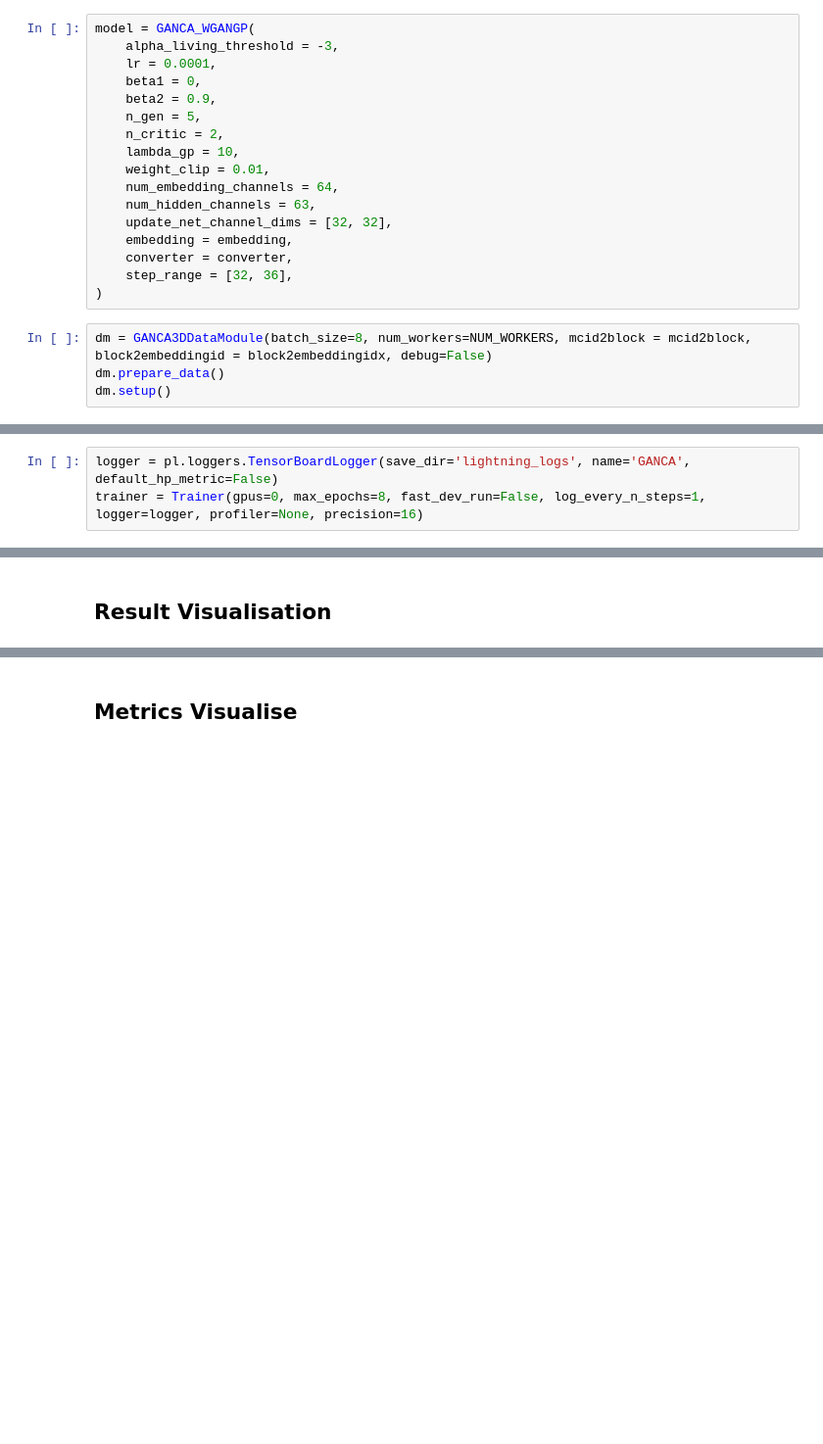
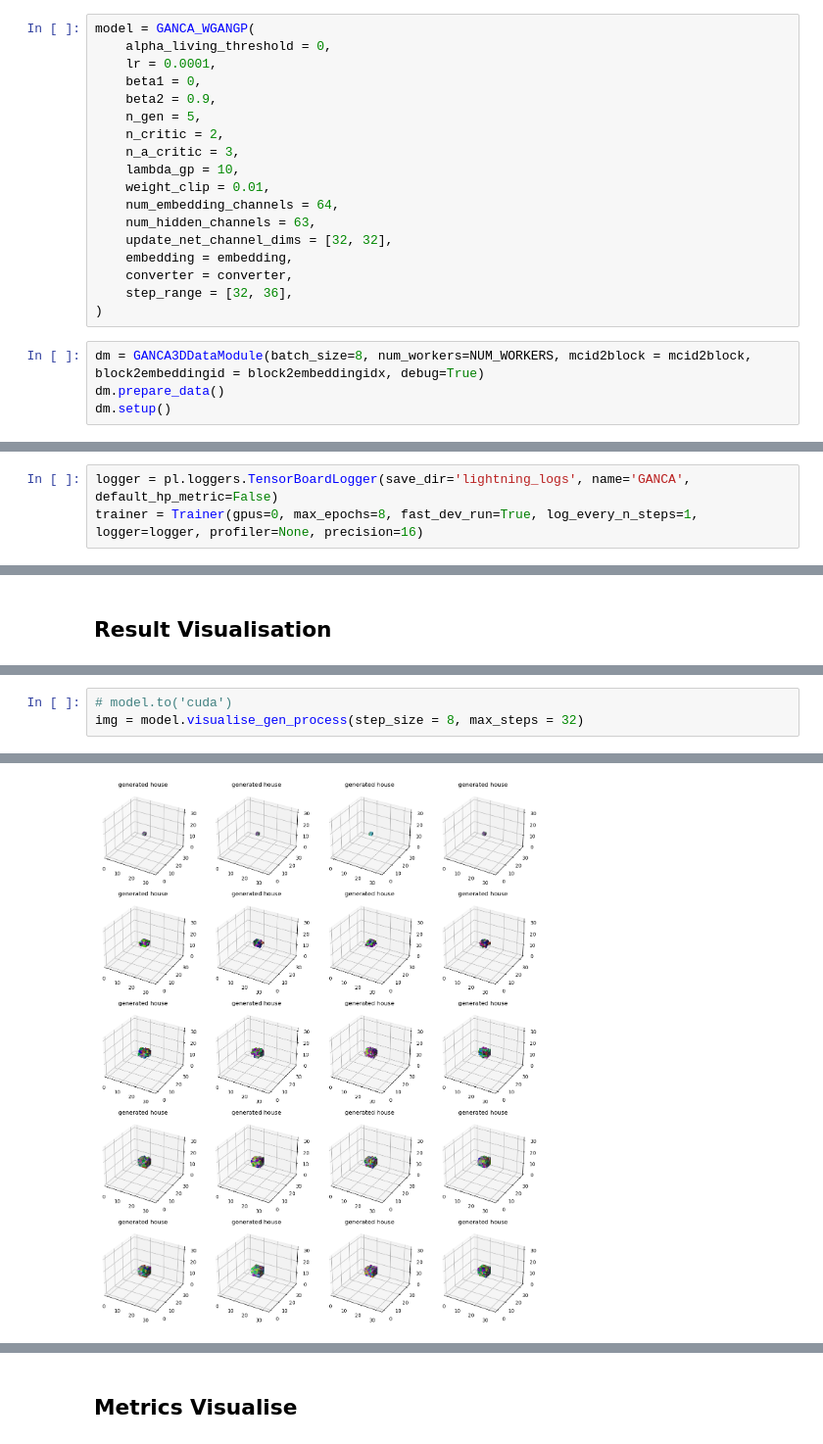
Before and after one commit to chaosarium/3D-GANCA, a Jupyter notebook: GANCA train.ipynb, the cells around one changed output, grey strips where cells are left out. Shown at 98% size. Saved outputs shown, nothing was run; the diff lists cells and outputs as text; blank space fills up the shorter version.

Commit message:
visualize alpha and add alpha discriminator

```diff
--- a/GANCA train.ipynb
+++ b/GANCA train.ipynb
@@ -283,11 +318,12 @@ class GANCA_WGANGP(pl.LightningModule):
 # %%
 model = GANCA_WGANGP(
-    alpha_living_threshold = -3,
+    alpha_living_threshold = 0,
     lr = 0.0001,
     beta1 = 0,
     beta2 = 0.9,
     n_gen = 5,
     n_critic = 2,
+    n_a_critic = 3,
     lambda_gp = 10,
     weight_clip = 0.01,
     num_embedding_channels = 64,
@@ -298,7 +334,7 @@ model = GANCA_WGANGP(
     step_range = [32, 36],
 )
 # %%
-dm = GANCA3DDataModule(batch_size=8, num_workers=NUM_WORKERS, mcid2block = mcid2block, block2embeddingid = block2embeddingidx, debug=False)
+dm = GANCA3DDataModule(batch_size=8, num_workers=NUM_WORKERS, mcid2block = mcid2block, block2embeddingid = block2embeddingidx, debug=True)
 dm.prepare_data()
 dm.setup()
 # %% [output]
@@ -308,7 +344,7 @@ Turning MC id into embedding idx. This could take up to a minute.
 Done with that.
 # %%
 logger = pl.loggers.TensorBoardLogger(save_dir='lightning_logs', name='GANCA', default_hp_metric=False)
-trainer = Trainer(gpus=0, max_epochs=8, fast_dev_run=False, log_every_n_steps=1, logger=logger, profiler=None, precision=16)
+trainer = Trainer(gpus=0, max_epochs=8, fast_dev_run=True, log_every_n_steps=1, logger=logger, profiler=None, precision=16)
 # %% [output]
 Using bfloat16 Automatic Mixed Precision (AMP)
 GPU available: False, used: False
@@ -364,0 +371,4 @@ logger.experiment.add_image("test generated imgs", img, 3)
+# %%
+# model.to('cuda')
+img = model.visualise_gen_process(step_size = 8, max_steps = 32)
+# %% [output]
@@ -364,0 +378 @@ logger.experiment.add_image("test generated imgs", img, 3)
+[figure, added]
```
Also changed, not shown: parts of 18 cells of this notebook, 3 other files.
